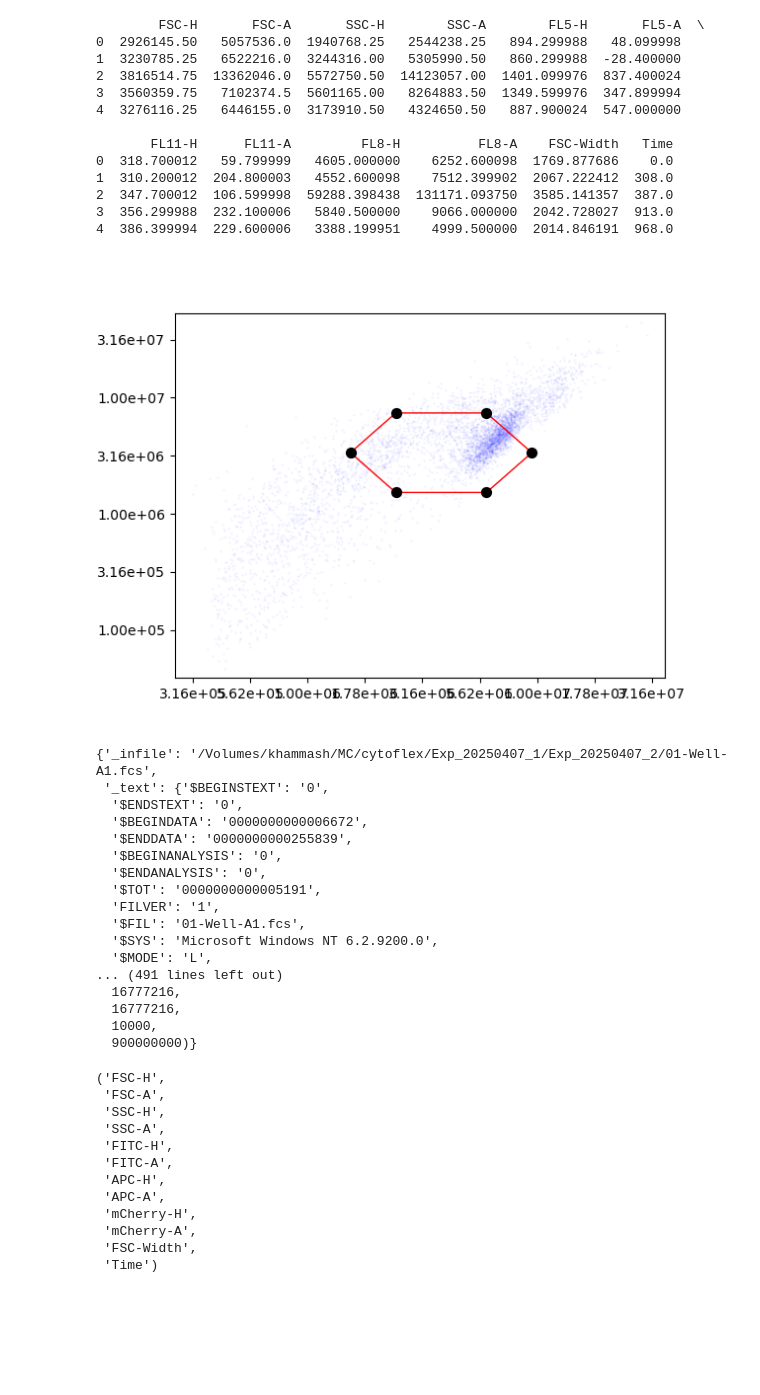
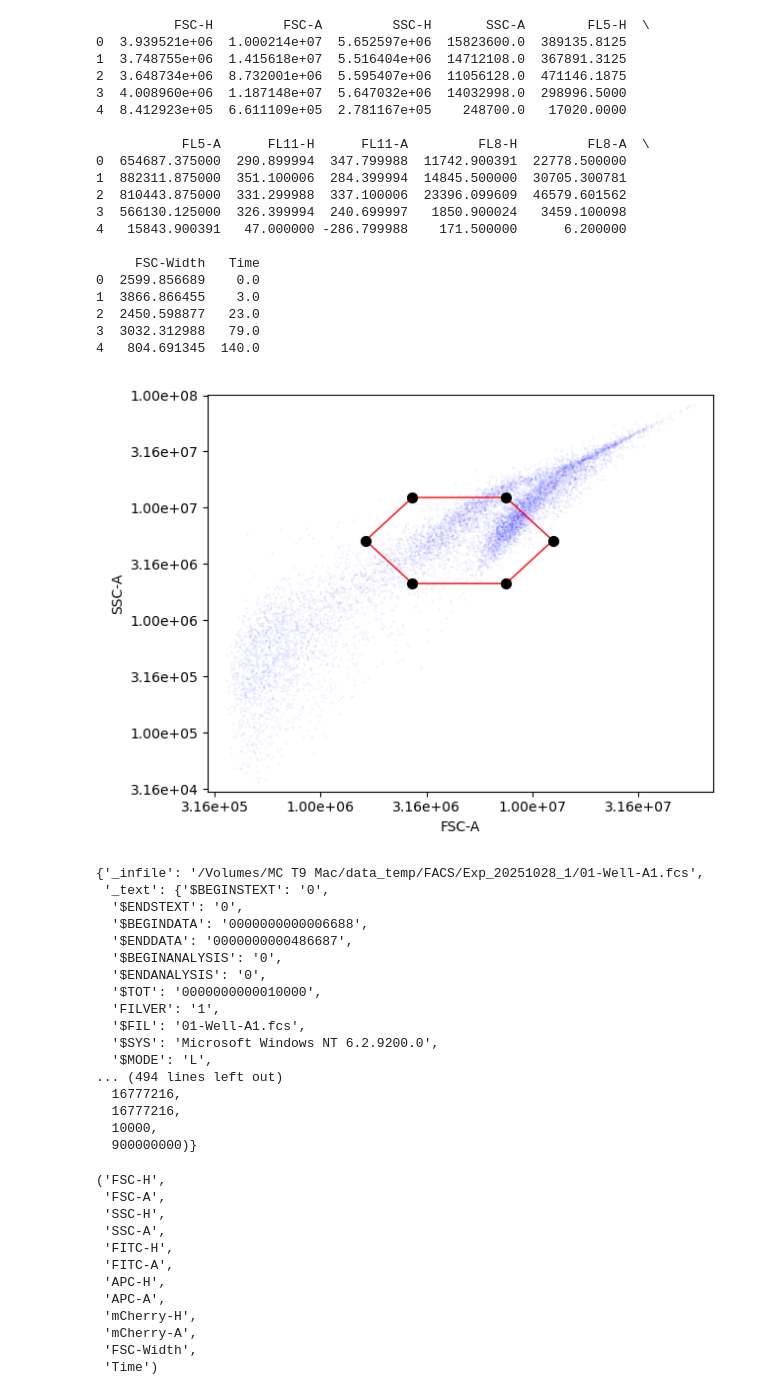
Before and after one commit to chenmzh/Open_flow, a Jupyter notebook: 20250407/analyzing.ipynb, the cells around one changed output. Drawn from its saved outputs; the diff is of its cells as text; code cells hidden in the pictures; blank space fills up the shorter version.

```diff
--- a/20250407/analyzing.ipynb
+++ b/20250407/analyzing.ipynb
@@ -56,0 +66,4 @@ if __name__ == "__main__":
+# %%
+import shutil
+data_path = '/Volumes/MC T9 Mac/data_temp/FACS/Exp_20251028_1'
+data_source_path = '/Volumes/khammash/MC/cytoflex/Exp_20251028_1'
@@ -57,53 +73,61 @@ if __name__ == "__main__":
 # %%
 
 import FlowCal
 import pandas as pd
 
-# Read the .facs file
-file_path = r'/Volumes/khammash/MC/cytoflex/Exp_20250407_1/Exp_20250407_2/01-Well-A1.fcs'
-data = FlowCal.io.FCSData(file_path)
+
+# Read the example .facs file
+test_file_path = data_path + '/01-Well-A1.fcs'
+data = FlowCal.io.FCSData(test_file_path)
 
 # Convert to a pandas DataFrame
 df = pd.DataFrame(data, columns=data.channels)
 print(df.head())
 
 # Filter the DataFrame
 
 filtered_df = df[(df['FSC-A'] > 0) & (df['SSC-A'] > 0)]
 
 # selector = InteractivePolygonSelector(df, 'FSC-A', 'SSC-A', num_edges=5, log_log=True)
 gate1 = InteractivePolygonGating(filtered_df, 'FSC-A', 'SSC-A', num_edges=6, log=True)
 # %% [output]
-        FSC-H       FSC-A       SSC-H        SSC-A        FL5-H       FL5-A  \
-0  2926145.50   5057536.0  1940768.25   2544238.25   894.299988   48.099998
-1  3230785.25   6522216.0  3244316.00   5305990.50   860.299988  -28.400000
-2  3816514.75  13362046.0  5572750.50  14123057.00  1401.099976  837.400024
-3  3560359.75   7102374.5  5601165.00   8264883.50  1349.599976  347.899994
-4  3276116.25   6446155.0  3173910.50   4324650.50   887.900024  547.000000
+          FSC-H         FSC-A         SSC-H       SSC-A        FL5-H  \
+0  3.939521e+06  1.000214e+07  5.652597e+06  15823600.0  389135.8125
+1  3.748755e+06  1.415618e+07  5.516404e+06  14712108.0  367891.3125
+2  3.648734e+06  8.732001e+06  5.595407e+06  11056128.0  471146.1875
+3  4.008960e+06  1.187148e+07  5.647032e+06  14032998.0  298996.5000
+4  8.412923e+05  6.611109e+05  2.781167e+05    248700.0   17020.0000
 
-       FL11-H      FL11-A         FL8-H          FL8-A    FSC-Width   Time
-0  318.700012   59.799999   4605.000000    6252.600098  1769.877686    0.0
-1  310.200012  204.800003   4552.600098    7512.399902  2067.222412  308.0
-2  347.700012  106.599998  59288.398438  131171.093750  3585.141357  387.0
-3  356.299988  232.100006   5840.500000    9066.000000  2042.728027  913.0
-4  386.399994  229.600006   3388.199951    4999.500000  2014.846191  968.0
+           FL5-A      FL11-H      FL11-A         FL8-H         FL8-A  \
+0  654687.375000  290.899994  347.799988  11742.900391  22778.500000
+1  882311.875000  351.100006  284.399994  14845.500000  30705.300781
+2  810443.875000  331.299988  337.100006  23396.099609  46579.601562
+3  566130.125000  326.399994  240.699997   1850.900024   3459.100098
+4   15843.900391   47.000000 -286.799988    171.500000      6.200000
+
+     FSC-Width   Time
+0  2599.856689    0.0
+1  3866.866455    3.0
+2  2450.598877   23.0
+3  3032.312988   79.0
+4   804.691345  140.0
-[figure, old version]
+[figure, new version]
 # %%
 data.__dict__
 # %% [output]
-{'_infile': '/Volumes/khammash/MC/cytoflex/Exp_20250407_1/Exp_20250407_2/01-Well-A1.fcs',
+{'_infile': '/Volumes/MC T9 Mac/data_temp/FACS/Exp_20251028_1/01-Well-A1.fcs',
  '_text': {'$BEGINSTEXT': '0',
   '$ENDSTEXT': '0',
-  '$BEGINDATA': '0000000000006672',
-  '$ENDDATA': '0000000000255839',
+  '$BEGINDATA': '0000000000006688',
+  '$ENDDATA': '0000000000486687',
   '$BEGINANALYSIS': '0',
   '$ENDANALYSIS': '0',
-  '$TOT': '0000000000005191',
+  '$TOT': '0000000000010000',
   'FILVER': '1',
   '$FIL': '01-Well-A1.fcs',
   '$SYS': 'Microsoft Windows NT 6.2.9200.0',
   '$MODE': 'L',
-... (491 lines left out)
+... (494 lines left out)
   16777216,
   16777216,
   10000,
```
Also changed, not shown: parts of 16 cells of this notebook, 3 other files.
